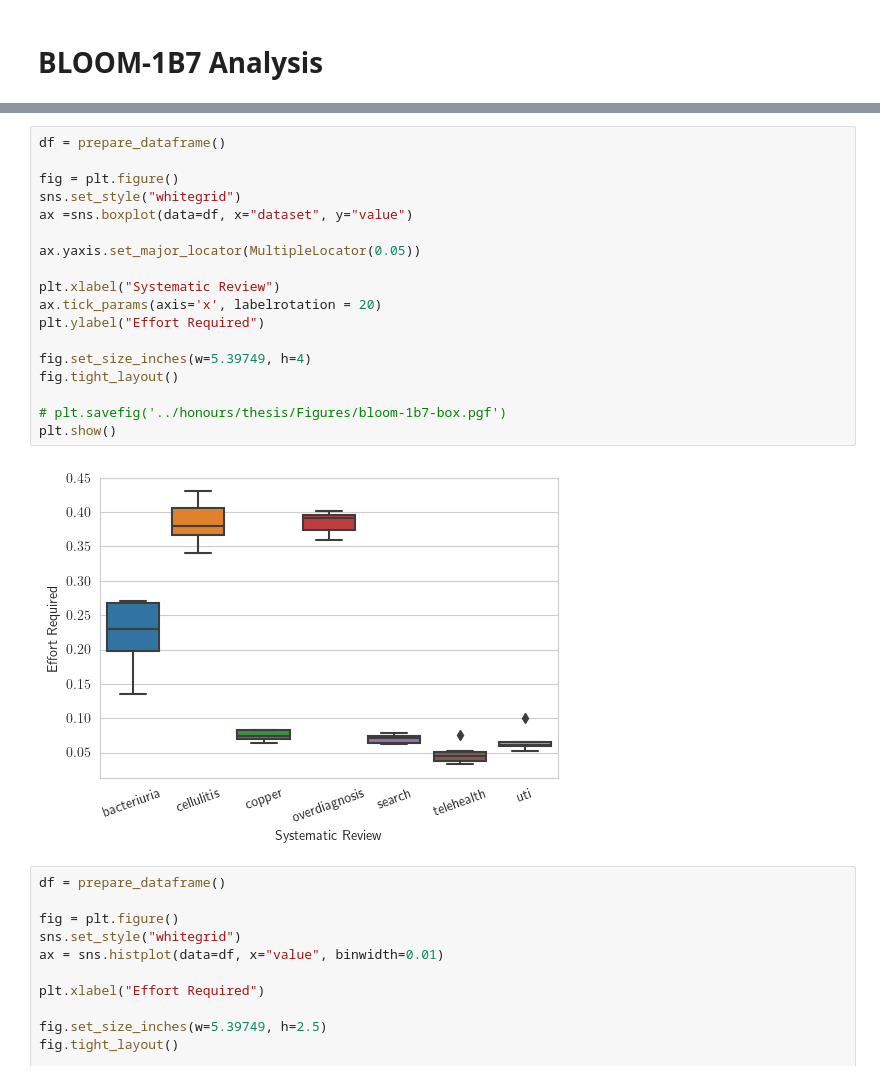
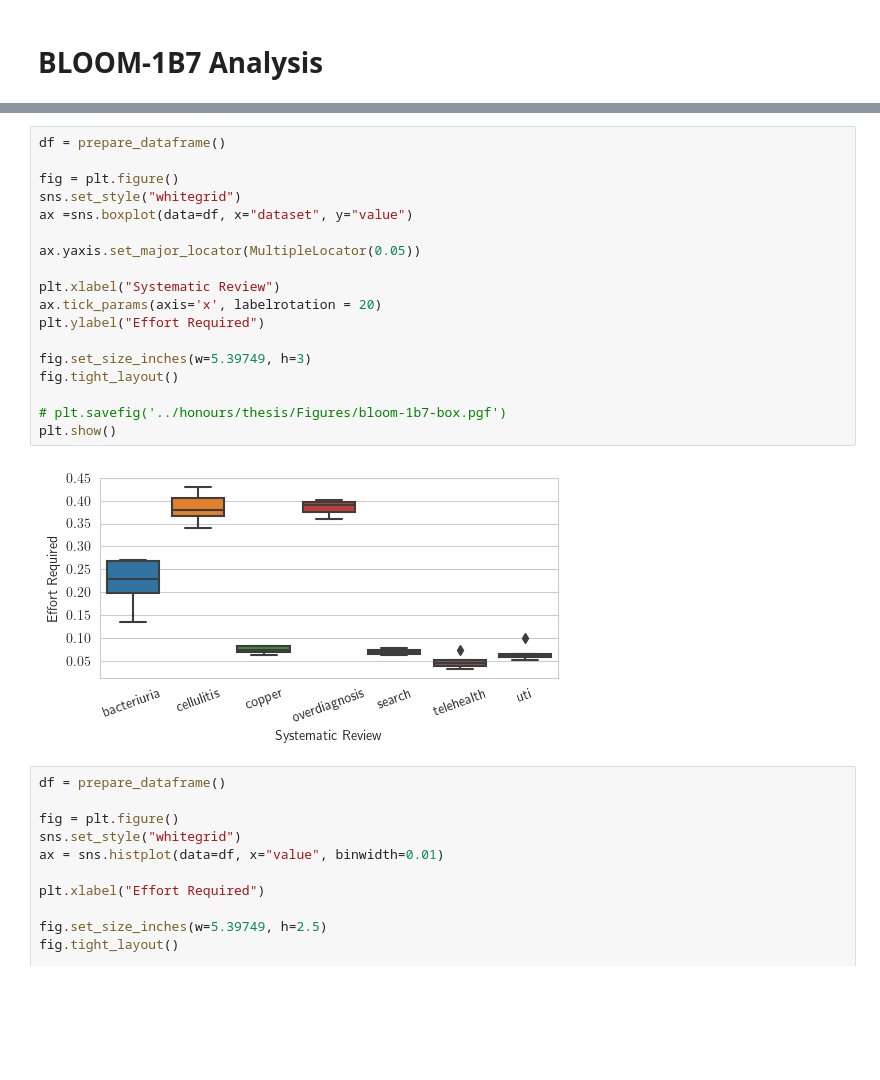
Before and after one commit to connorf25/automated-screening, a Jupyter notebook: stats-analysis.ipynb, the cells around one changed output, grey strips where cells are left out. Saved outputs shown, nothing was run; the diff lists cells and outputs as text; blank space fills up the shorter version.

```diff
--- a/stats-analysis.ipynb
+++ b/stats-analysis.ipynb
@@ -164,23 +166,23 @@ def prepare_dataframe():
 # %%
 df = prepare_dataframe()
 
 fig = plt.figure()
 sns.set_style("whitegrid")
 ax =sns.boxplot(data=df, x="dataset", y="value")
 
 ax.yaxis.set_major_locator(MultipleLocator(0.05))
 
 plt.xlabel("Systematic Review")
 ax.tick_params(axis='x', labelrotation = 20)
 plt.ylabel("Effort Required")
 
-fig.set_size_inches(w=5.39749, h=4)
+fig.set_size_inches(w=5.39749, h=3)
 fig.tight_layout()
 
 # plt.savefig('../honours/thesis/Figures/bloom-1b7-box.pgf')
 plt.show()
 # %% [output]
-[figure, old version]
+[figure, new version]
 # %%
 df = prepare_dataframe()
 
```
Also changed, not shown: parts of 1 cell of this notebook.
